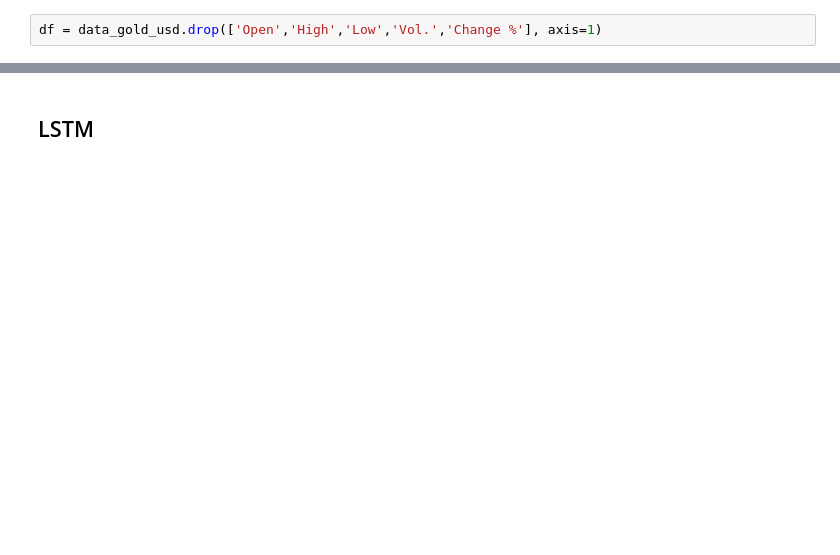
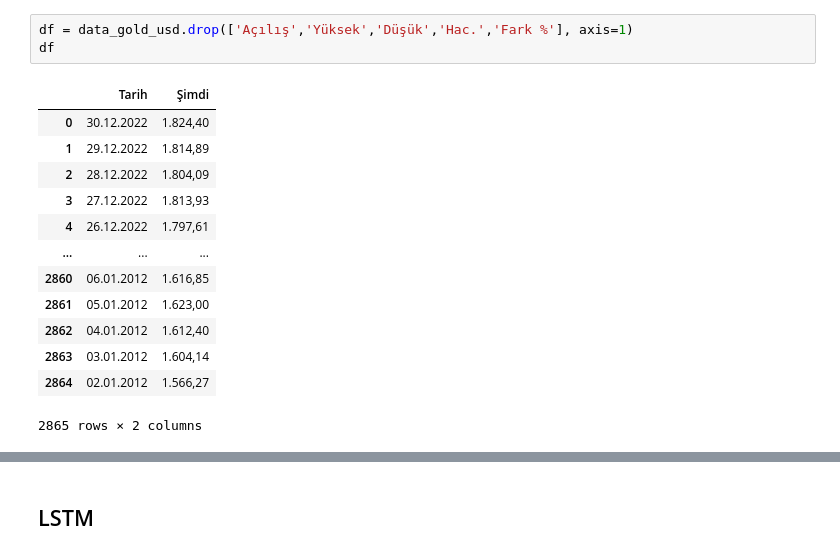
Before and after one commit to Ancouse/CMPE_460, a Jupyter notebook: Term Project/Projects/XAU_USD.ipynb, the cells around one changed output, grey strips where cells are left out. Drawn from its saved outputs; the diff is of its cells as text; blank space fills up the shorter version.

```diff
--- a/Term Project/Projects/XAU_USD.ipynb
+++ b/Term Project/Projects/XAU_USD.ipynb
@@ -25,3 +26,18 @@ memory usage: 156.4+ KB
 # %%
-df = data_gold_usd.drop(['Open','High','Low','Vol.','Change %'], axis=1)
+df = data_gold_usd.drop(['Açılış','Yüksek','Düşük','Hac.','Fark %'], axis=1)
+df
+# %% [output]
+|  | Tarih | Şimdi |
+| 0 | 30.12.2022 | 1.824,40 |
+| 1 | 29.12.2022 | 1.814,89 |
+| 2 | 28.12.2022 | 1.804,09 |
+| 3 | 27.12.2022 | 1.813,93 |
+| 4 | 26.12.2022 | 1.797,61 |
+| ... | ... | ... |
+| 2860 | 06.01.2012 | 1.616,85 |
+| 2861 | 05.01.2012 | 1.623,00 |
+| 2862 | 04.01.2012 | 1.612,40 |
+| 2863 | 03.01.2012 | 1.604,14 |
+| 2864 | 02.01.2012 | 1.566,27 |
+2865 rows × 2 columns
 # %%
```
Also changed, not shown: parts of 17 cells of this notebook, 19 other files.
